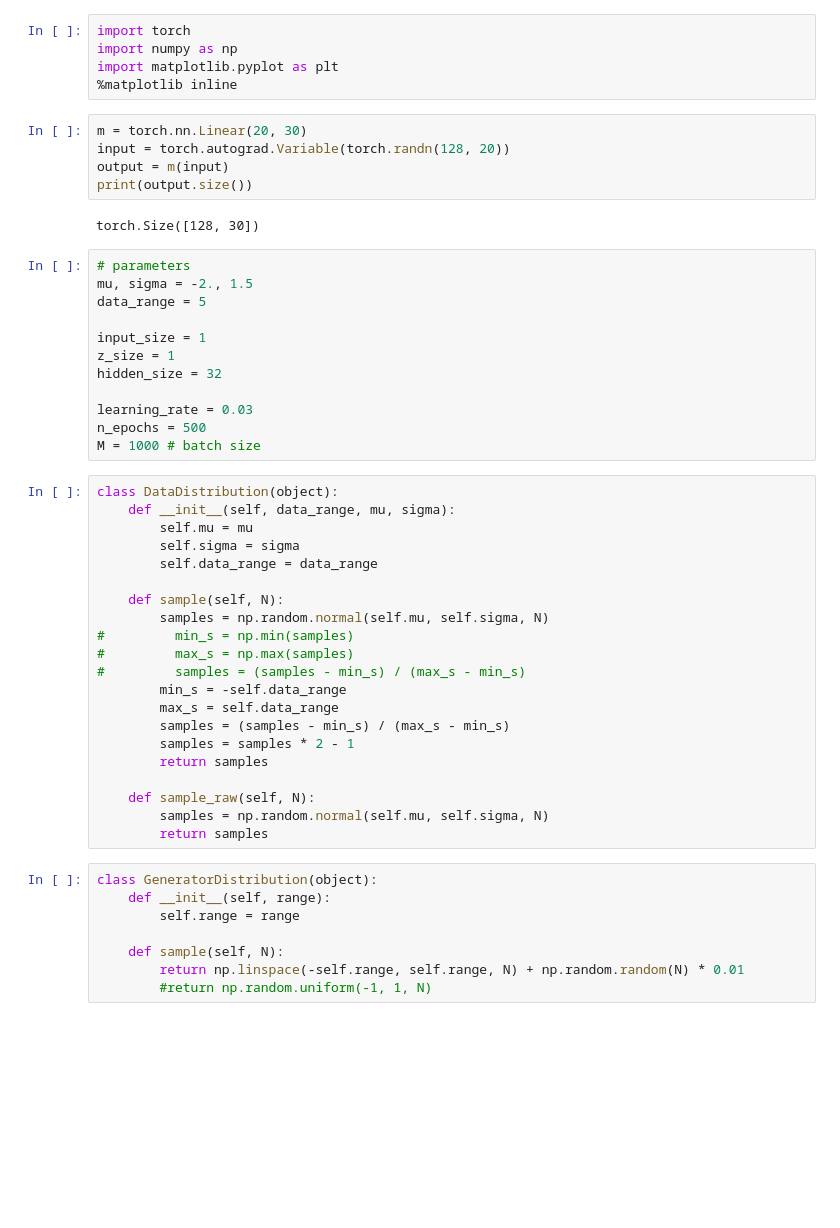
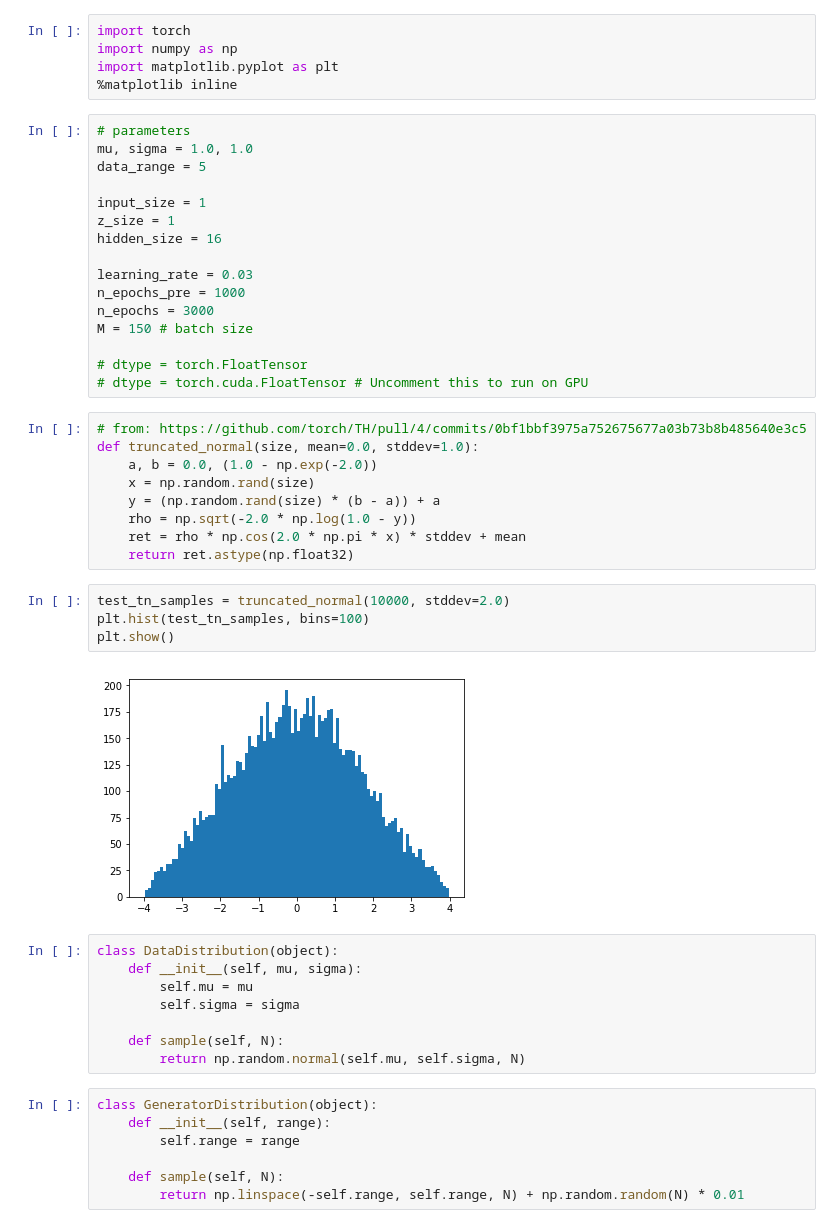
Before and after one commit to moono/moo-dl-practice, a Jupyter notebook: Work-place/GAN-Gaussian-1D/GAN-Gaussian-1D-pytorch.ipynb, the cells around one changed output. Drawn from its saved outputs; the diff is of its cells as text; blank space fills up the shorter version.

```diff
--- a/Work-place/GAN-Gaussian-1D/GAN-Gaussian-1D-pytorch.ipynb
+++ b/Work-place/GAN-Gaussian-1D/GAN-Gaussian-1D-pytorch.ipynb
@@ -3,46 +3,45 @@ import torch
 import numpy as np
 import matplotlib.pyplot as plt
 %matplotlib inline
-# %%
-m = torch.nn.Linear(20, 30)
-input = torch.autograd.Variable(torch.randn(128, 20))
-output = m(input)
-print(output.size())
-# %% [output]
-torch.Size([128, 30])
 # %%
 # parameters
-mu, sigma = -2., 1.5
+mu, sigma = 1.0, 1.0
 data_range = 5
 
 input_size = 1
 z_size = 1
-hidden_size = 32
+hidden_size = 16
 
 learning_rate = 0.03
-n_epochs = 500
-M = 1000 # batch size
+n_epochs_pre = 1000
+n_epochs = 3000
+M = 150 # batch size
+
+# dtype = torch.FloatTensor
+# dtype = torch.cuda.FloatTensor # Uncomment this to run on GPU
+# %%
+# from: https://github.com/torch/TH/pull/4/commits/0bf1bbf3975a752675677a03b73b8b485640e3c5
+def truncated_normal(size, mean=0.0, stddev=1.0):
+    a, b = 0.0, (1.0 - np.exp(-2.0))
+    x = np.random.rand(size)
+    y = (np.random.rand(size) * (b - a)) + a
+    rho = np.sqrt(-2.0 * np.log(1.0 - y))
+    ret = rho * np.cos(2.0 * np.pi * x) * stddev + mean
+    return ret.astype(np.float32)
+# %%
+test_tn_samples = truncated_normal(10000, stddev=2.0)
+plt.hist(test_tn_samples, bins=100)
+plt.show()
+# %% [output]
+[figure, added]
 # %%
 class DataDistribution(object):
-    def __init__(self, data_range, mu, sigma):
+    def __init__(self, mu, sigma):
         self.mu = mu
         self.sigma = sigma
-        self.data_range = data_range
 
     def sample(self, N):
-        samples = np.random.normal(self.mu, self.sigma, N)
-#         min_s = np.min(samples)
-#         max_s = np.max(samples)
-#         samples = (samples - min_s) / (max_s - min_s)
-        min_s = -self.data_range
-        max_s = self.data_range
-        samples = (samples - min_s) / (max_s - min_s)
-        samples = samples * 2 - 1
-        return samples
-
-    def sample_raw(self, N):
-        samples = np.random.normal(self.mu, self.sigma, N)
-        return samples
+        return np.random.normal(self.mu, self.sigma, N)
 # %%
 class GeneratorDistribution(object):
     def __init__(self, range):
@@ -50,4 +49,3 @@ class GeneratorDistribution(object):
 
     def sample(self, N):
         return np.linspace(-self.range, self.range, N) + np.random.random(N) * 0.01
-        #return np.random.uniform(-1, 1, N)
```
Also changed, not shown: parts of 18 cells of this notebook.
